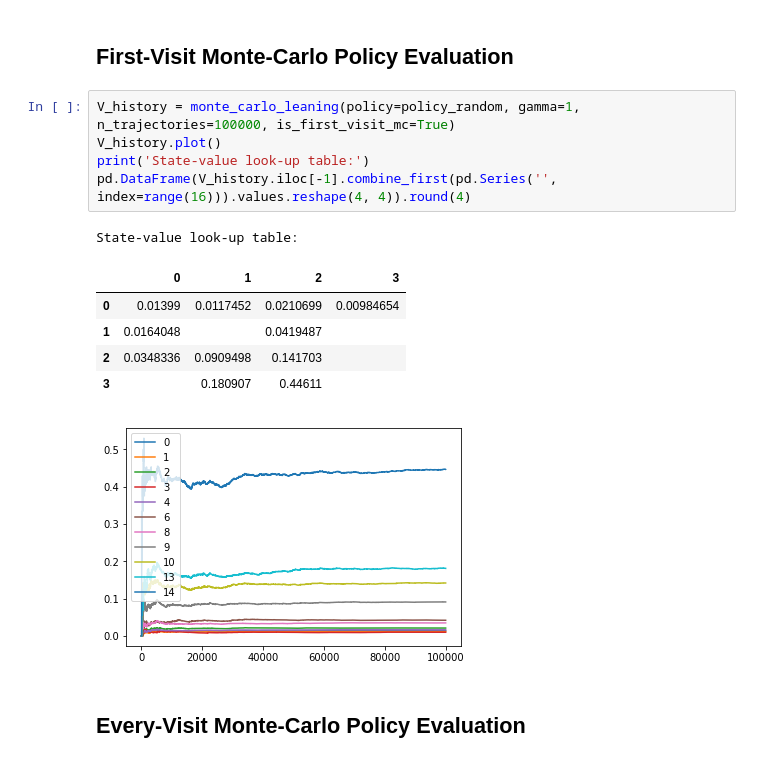
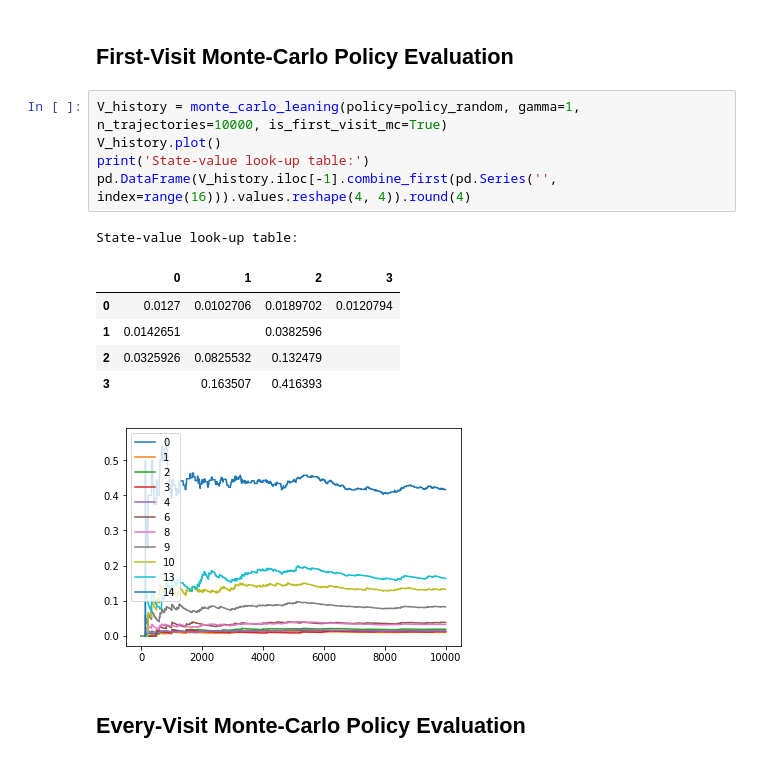
Before and after one commit to FedericoFontana/reinforcement-learning, a Jupyter notebook: notebooks/silver-lectures/lecture4-model-free-prediction.ipynb, the cells around one changed output. Drawn from its saved outputs; the diff is of its cells as text.

```diff
--- a/notebooks/silver-lectures/lecture4-model-free-prediction.ipynb
+++ b/notebooks/silver-lectures/lecture4-model-free-prediction.ipynb
@@ -95,18 +95,18 @@ def monte_carlo_leaning(policy: Callable, n_trajectories: int=1000, is_first_vis
 # %% [markdown]
 ## First-Visit Monte-Carlo Policy Evaluation
 # %%
-V_history = monte_carlo_leaning(policy=policy_random, gamma=1, n_trajectories=100000, is_first_visit_mc=True)
+V_history = monte_carlo_leaning(policy=policy_random, gamma=1, n_trajectories=10000, is_first_visit_mc=True)
 V_history.plot()
 print('State-value look-up table:')
 pd.DataFrame(V_history.iloc[-1].combine_first(pd.Series('', index=range(16))).values.reshape(4, 4)).round(4)
 # %% [output]
 State-value look-up table:
 |  | 0 | 1 | 2 | 3 |
-| 0 | 0.01399 | 0.0117452 | 0.0210699 | 0.00984654 |
-| 1 | 0.0164048 |  | 0.0419487 |  |
-| 2 | 0.0348336 | 0.0909498 | 0.141703 |  |
-| 3 |  | 0.180907 | 0.44611 |  |
+| 0 | 0.0127 | 0.0102706 | 0.0189702 | 0.0120794 |
+| 1 | 0.0142651 |  | 0.0382596 |  |
+| 2 | 0.0325926 | 0.0825532 | 0.132479 |  |
+| 3 |  | 0.163507 | 0.416393 |  |
-[figure, old version]
+[figure, new version]
 # %% [markdown]
 ## Every-Visit Monte-Carlo Policy Evaluation
 # %%
```
Also changed, not shown: parts of 3 cells of this notebook.
